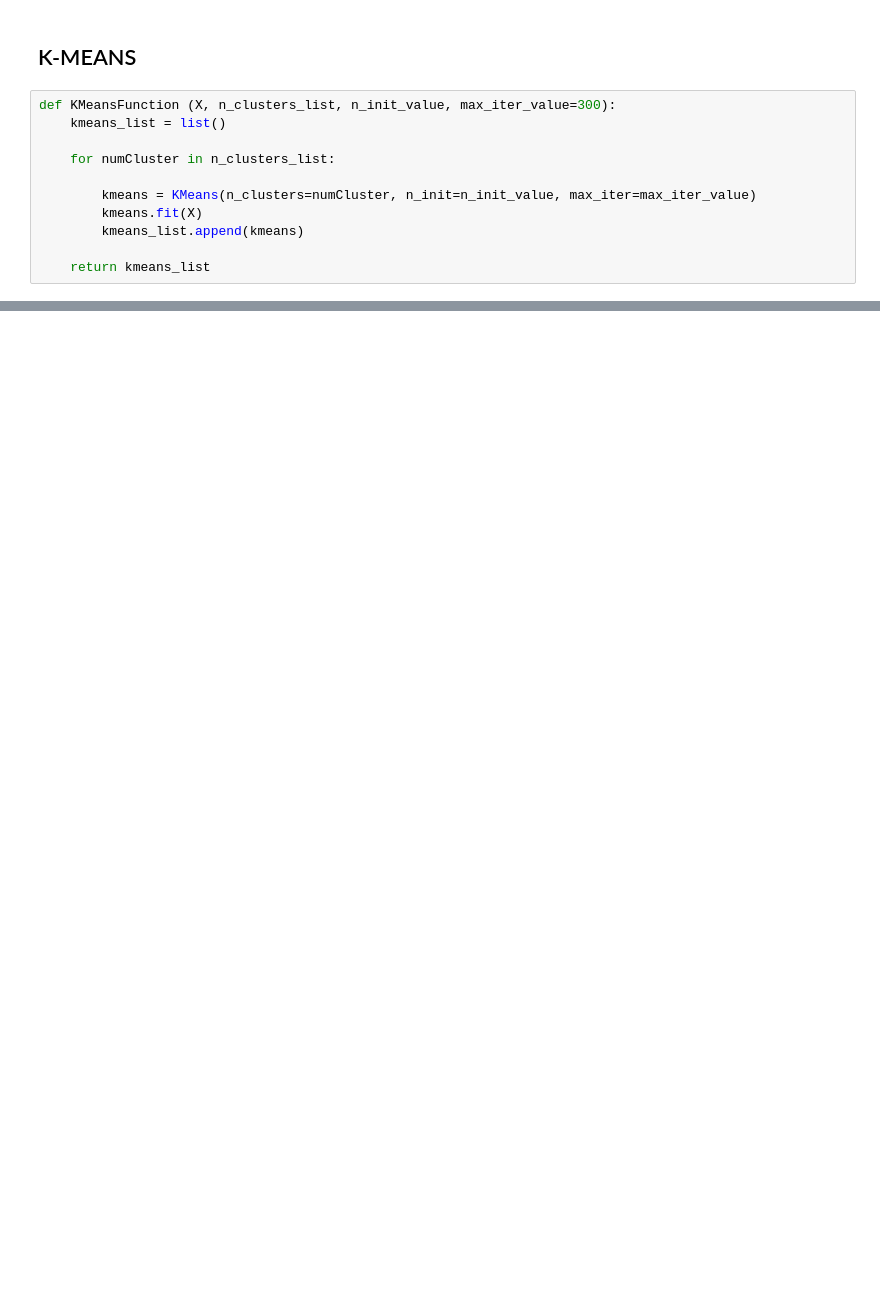
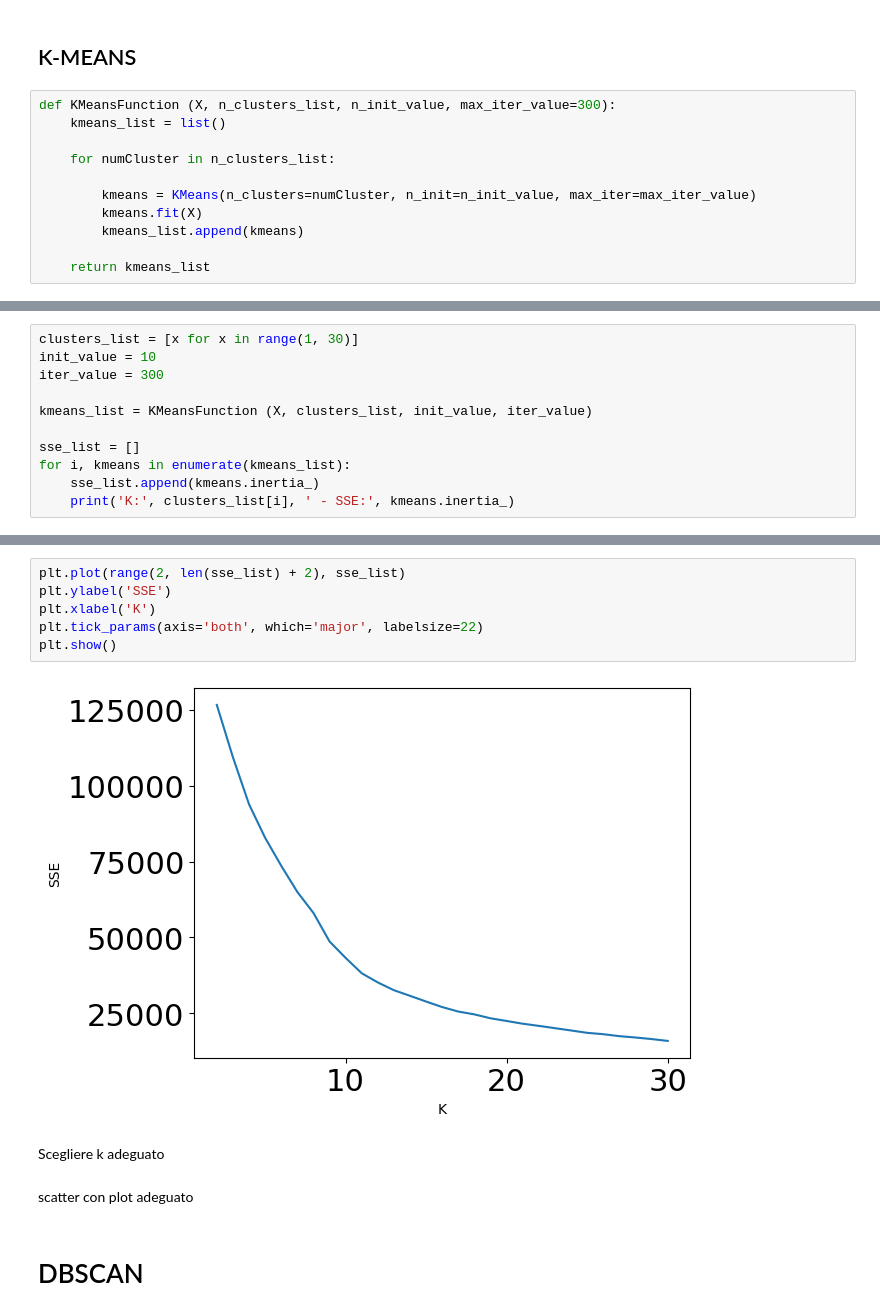
Before and after one commit to alessandrocubic/Unipi-Data-Mining-project-AY-22-23, a Jupyter notebook: TASK 2/Clustering.ipynb, the cells around one changed output, grey strips where cells are left out. Drawn from its saved outputs; the diff is of its cells as text; blank space fills up the shorter version.

```diff
--- a/TASK 2/Clustering.ipynb
+++ b/TASK 2/Clustering.ipynb
@@ -91,0 +103,11 @@ ValueError: Input contains NaN, infinity or a value too large for dtype('float64
+# %%
+clusters_list = [x for x in range(1, 30)]
+init_value = 10
+iter_value = 300
+
+kmeans_list = KMeansFunction (X, clusters_list, init_value, iter_value)
+
+sse_list = []
+for i, kmeans in enumerate(kmeans_list):
+    sse_list.append(kmeans.inertia_)
+    print('K:', clusters_list[i], ' - SSE:', kmeans.inertia_)
@@ -91,0 +132,14 @@ ValueError: Input contains NaN, infinity or a value too large for dtype('float64
+# %%
+plt.plot(range(2, len(sse_list) + 2), sse_list)
+plt.ylabel('SSE')
+plt.xlabel('K')
+plt.tick_params(axis='both', which='major', labelsize=22)
+plt.show()
+# %% [output]
+[figure, added]
+# %% [markdown]
+Scegliere k adeguato
+# %% [markdown]
+scatter con plot adeguato
+# %% [markdown]
+# DBSCAN
```
Also changed, not shown: parts of 11 cells of this notebook.
